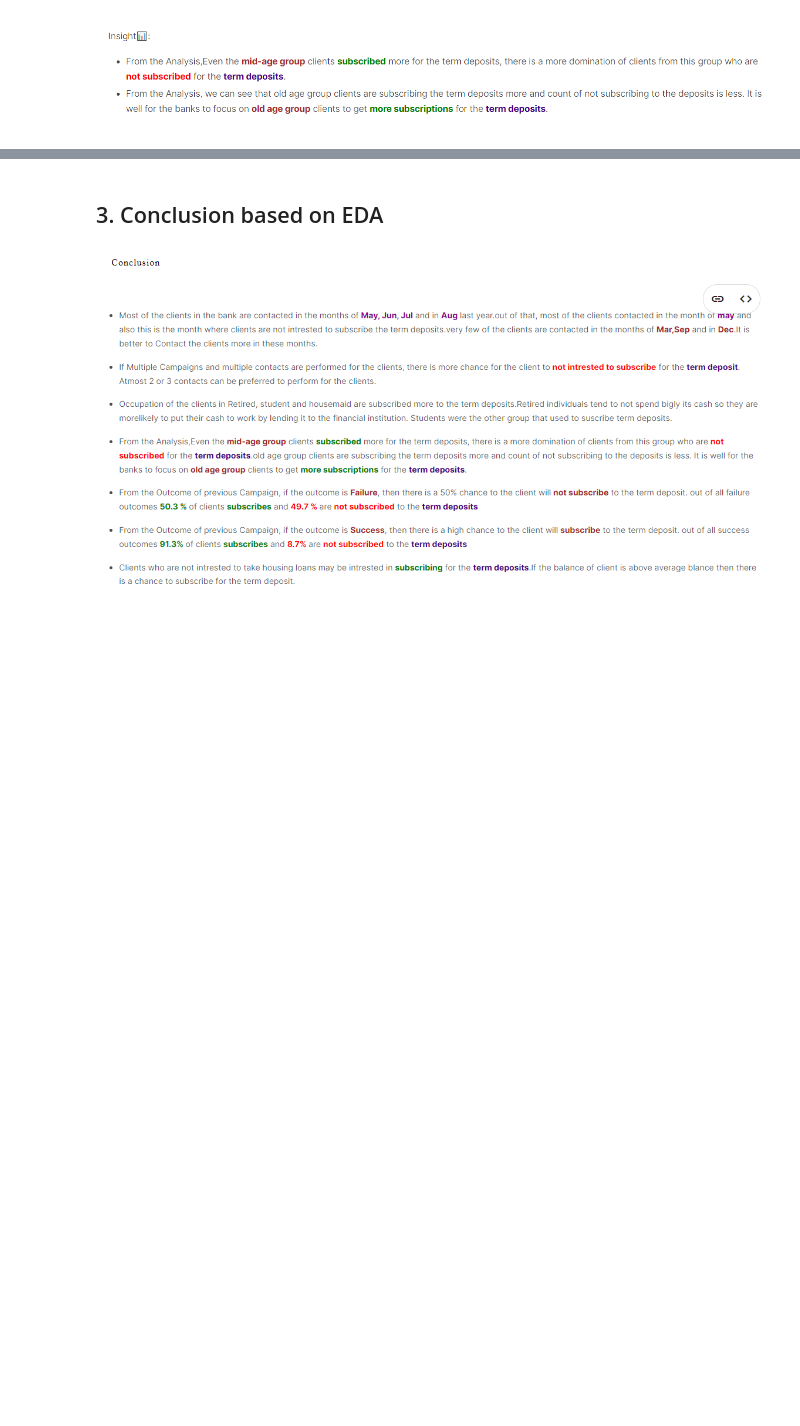
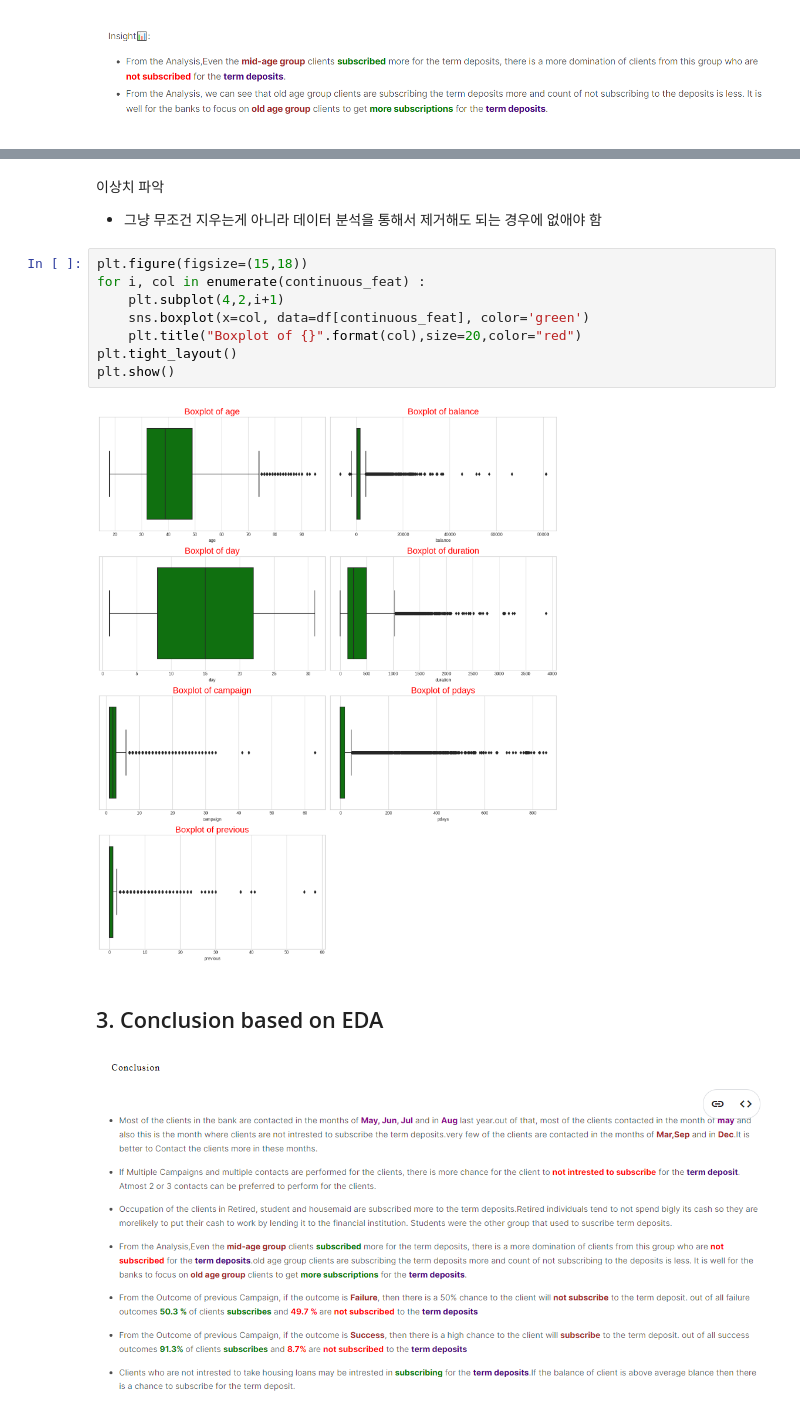
Before and after one commit to seojeongbin/Bank-Marketing-Project, a Jupyter notebook: analysis/check_data.ipynb, the cells around one changed output, grey strips where cells are left out. Saved outputs shown, nothing was run; the diff lists cells and outputs as text; blank space fills up the shorter version.

```diff
--- a/analysis/check_data.ipynb
+++ b/analysis/check_data.ipynb
@@ -365,3 +397,16 @@ fig.show(renderder='colab')
+# %% [markdown]
+이상치 파악
+- 그냥 무조건 지우는게 아니라 데이터 분석을 통해서 제거해도 되는 경우에 없애야 함
+# %%
+plt.figure(figsize=(15,18))
+for i, col in enumerate(continuous_feat) :
+    plt.subplot(4,2,i+1)
+    sns.boxplot(x=col, data=df[continuous_feat], color='green')
+    plt.title("Boxplot of {}".format(col),size=20,color="red")
+plt.tight_layout()
+plt.show()
+# %% [output]
+[figure, added]
 # %% [markdown]
 ## 3. Conclusion based on EDA
 # %% [markdown]
```
Also changed, not shown: parts of 14 cells of this notebook, 1 other file.
